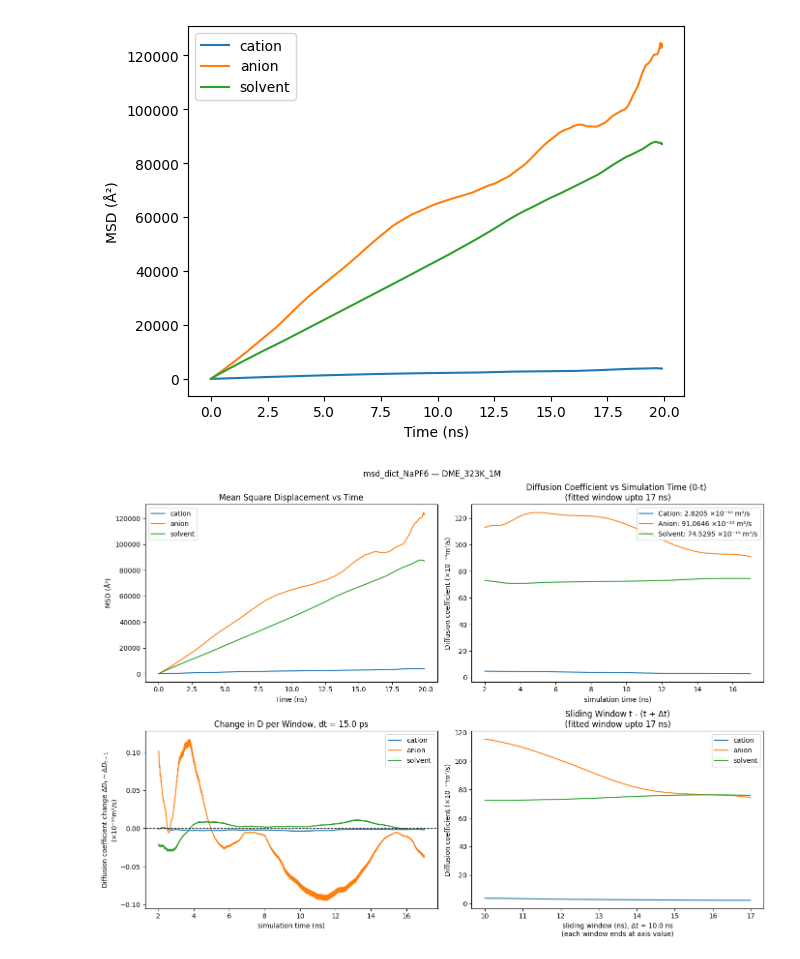
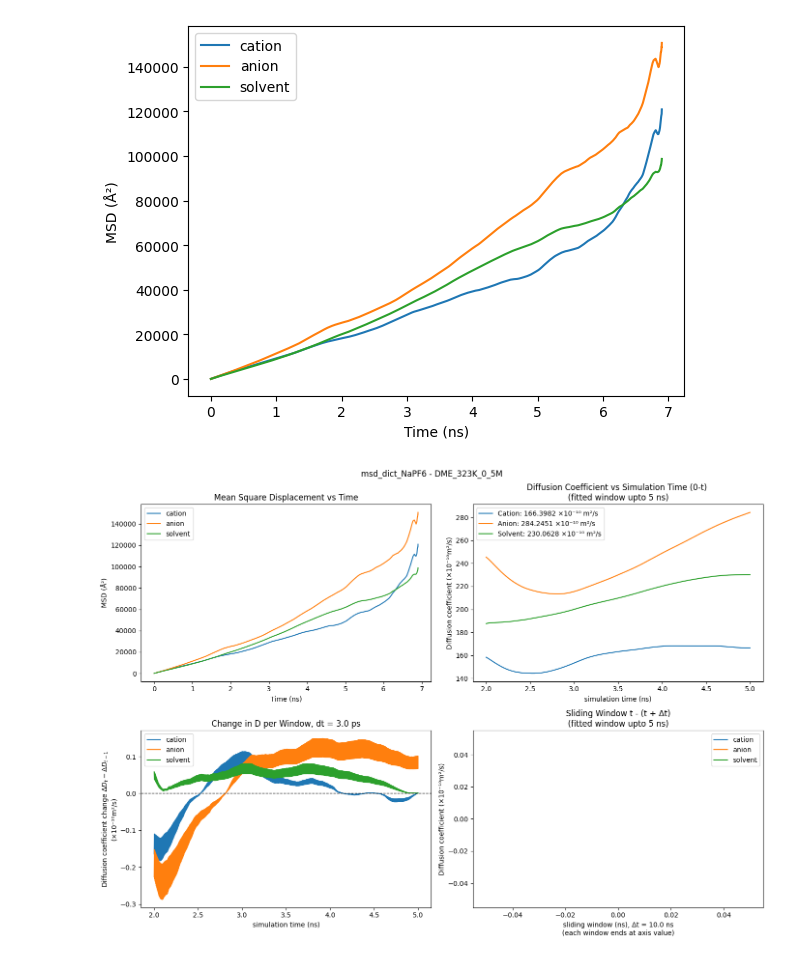
Before and after one commit to ishanthewizard/MLFF-distill, a Jupyter notebook: APPLICATIONS/electrolytes/observable_scripts/mean_square_displacement/analysis.ipynb, the cells around one changed output. Drawn from its saved outputs; the diff is of its cells as text; code cells hidden in the pictures.

```diff
--- a/APPLICATIONS/electrolytes/observable_scripts/mean_square_displacement/analysis.ipynb
+++ b/APPLICATIONS/electrolytes/observable_scripts/mean_square_displacement/analysis.ipynb
@@ -23,7 +23,7 @@ def fit_diffusion_wrapper(tau, msd_cat, msd_anion, msd_solvent, TAU_MIN_FIT_PS,
 
     return Dcat_1e10, Danion_1e10, Dsolv_1e10, Dcat_a2ps, Danion_a2ps, Dsolv_a2ps
 # %%
-msd_dict_path = Path("/global/homes/y/yuejian/project/MLFF-distill/yuejian/electrolyte_application/ablate_distillation/OPLS_diffusivities/OPLS_init_try_3_systems/msd_dict_NaPF6 — DME_323K_1M.pkl")
+msd_dict_path = Path("/global/homes/y/yuejian/project/MLFF-distill/yuejian/electrolyte_application/ablate_distillation/observables/msd/nvt_unstable/7ns/msd_dict_NaPF6 - DME_323K_0_5M.pkl")
 base_name = os.path.basename(msd_dict_path).strip(".pkl")
 # Load the msd_dict files using pickle
 with open(msd_dict_path, "rb") as f:
@@ -50,9 +50,9 @@ plt.ylabel("MSD (Å²)")
 plt.legend()
 plt.show()
 # %% [output]
-[figure, old version]
+[figure, new version]
 # %%
-fit_window_upto_ns = 17
+fit_window_upto_ns = 5
 
 fig, axs = plt.subplots(2, 2, figsize=(14, 10))
 axs = axs.flatten()
@@ -117,34 +117,34 @@ while end_ps < max_ps:
     fit_windows.append((start_ps, end_ps))
     end_ps_list.append(end_ps)
     start_ps = start_ps + 10 #ps
     end_ps = start_ps + window_size
 
 D_cations_slide = []
 D_anions_slide = []
 D_solvent_slide = []
 for min_fit_ps, max_fit_ps in fit_windows:
     Dcat_1e10, Danion_1e10, Dsolv_1e10, _, _, _ = fit_diffusion_wrapper(
         tau_naotf, msd_cat_naotf, msd_anion_naotf, msd_solvent_naotf, min_fit_ps, max_fit_ps
     )
     D_cations_slide.append(Dcat_1e10)
     D_anions_slide.append(Danion_1e10)
     D_solvent_slide.append(Dsolv_1e10)
 
 end_ps_list_ns = np.array(end_ps_list) / 1000
 
 axs[3].plot(end_ps_list_ns, D_cations_slide,label="cation")
 axs[3].plot(end_ps_list_ns, D_anions_slide,label="anion")
 axs[3].plot(end_ps_list_ns, D_solvent_slide,label="solvent")
 axs[3].legend()
 axs[3].set_xlabel(f"sliding window (ns), Δt = {window_size/1000} ns\n(each window ends at axis value)")
 axs[3].set_ylabel("Diffusion coefficient (×10⁻¹⁰m²/s)")
 axs[3].set_title(f"Sliding Window t - (t + Δt)\n(fitted window upto {fit_window_upto_ns} ns)")
 
 fig.suptitle(base_name)
 plt.tight_layout()
 plt.show()
 # %% [output]
-[figure, old version]
+[figure, new version]
 # %%
 # fit_window_upto_ns = 18
 # min_fit_ps = 0
```
Also changed, not shown: 1 other file.
